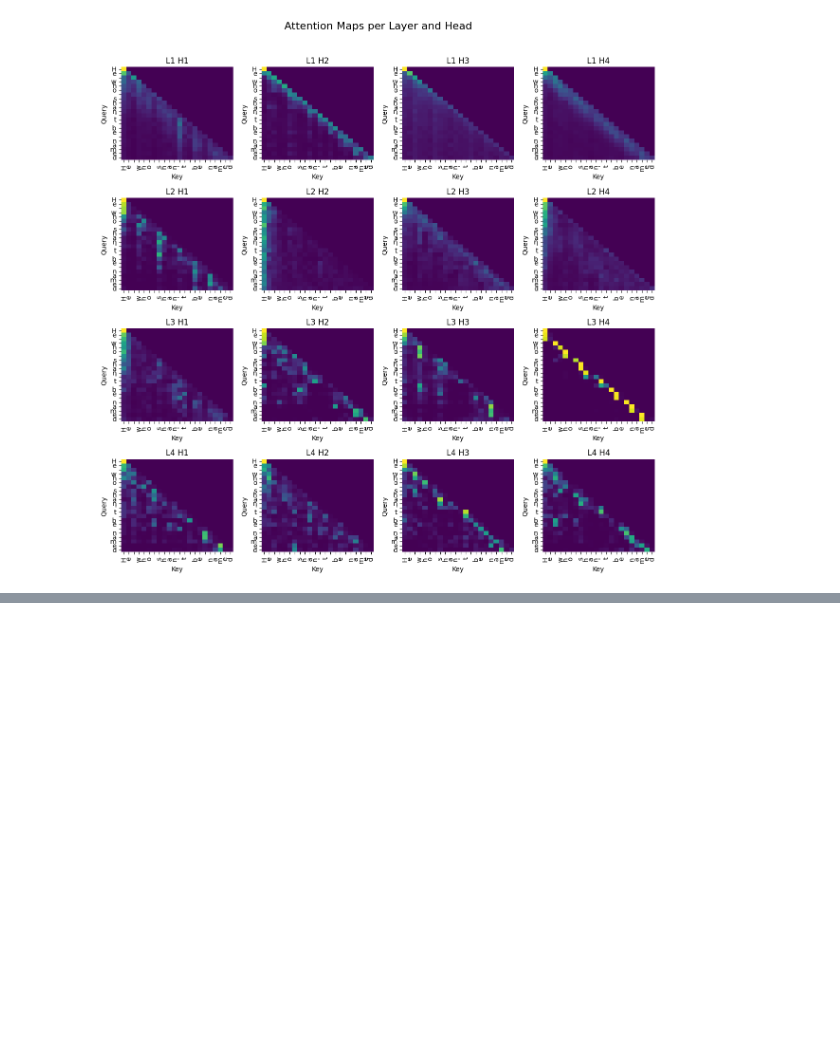
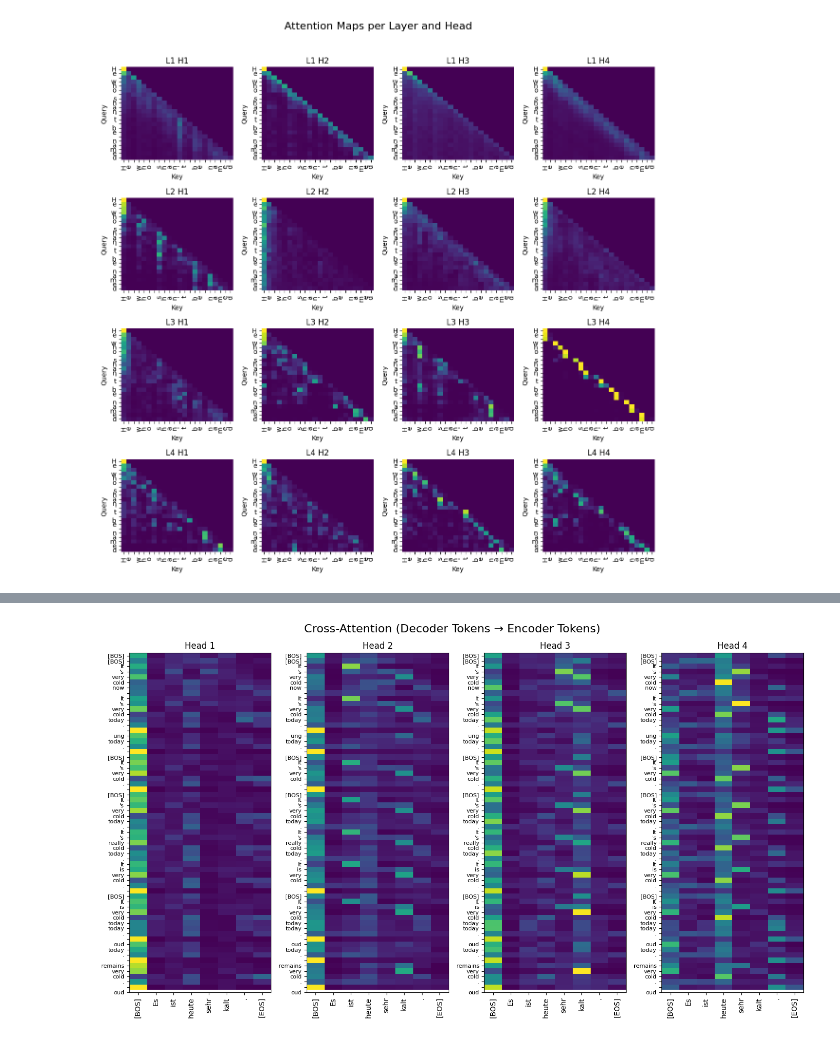
Before and after one commit to Swapnajoy/Mini_Transfomer_Project, a Jupyter notebook: analysis.ipynb, the cells around one changed output, grey strips where cells are left out. Drawn from its saved outputs; the diff is of its cells as text; code cells hidden in the pictures; blank space fills up the shorter version.

```diff
--- a/analysis.ipynb
+++ b/analysis.ipynb
@@ -225,0 +244,79 @@ with torch.no_grad():
+# %%
+model.eval()
+
+# --- Inference settings ---
+seed_text = "Es ist heute sehr kalt."
+enc_ids = tokenizer.encode(seed_text).ids
+enc_in = torch.tensor(enc_ids, dtype=torch.long).unsqueeze(0).to(device)
+
+eos_id = tokenizer.token_to_id('[EOS]')
+bos_id = tokenizer.token_to_id('[BOS]')
+
+dec_in = torch.tensor([[bos_id]], dtype=torch.long).to(device)
+
+temperature = cfg_s2s.TOPK_CONFIG['temperature']
+k = cfg_s2s.TOPK_CONFIG['k']
+max_len = 64
+count = 0
+
+cross_attn_weights_all = []  # Will store: (num_heads, T_enc) per step
+
+# --- Autoregressive decoding loop ---
+while True:
+    pred, _, dec_attn = model(enc_in, dec_in)
+    _, cross_attn_step = dec_attn[-1]  # Get cross-attn from last decoder layer
+    latest_attn = cross_attn_step[0, :, -1, :]  # Shape: (num_heads, T_enc)
+    cross_attn_weights_all.append(latest_attn.detach().cpu())  # One entry per step
+
+    probs = F.softmax(pred[0, -1, :] / temperature, dim=-1)
+    topk_probs, topk_indices = torch.topk(probs, k)
+    next_token = torch.multinomial(topk_probs, 1).item()
+    next_token_id = topk_indices[next_token].unsqueeze(0)
+
+    dec_in = torch.cat([dec_in, next_token_id.unsqueeze(0)], dim=1)
+    count += 1
+
+    if next_token_id.item() == eos_id or dec_in.size(1) >= max_len:
+        break
+
+# --- Decode and print output ---
+dec_out = dec_in[0].tolist()
+decoded = tokenizer.decode(dec_out, skip_special_tokens=True)
+translated = decoded.replace("Ġ", " ").replace("Ċ", "\n").strip()
+
+print(f"\n🌐 Translation: {translated}\n🧮 Token Count: {count}")
+
+# --- Format tokens for plot ---
+tokens_dec = tokenizer.decode(dec_out, skip_special_tokens=False).split()
+tokens_enc = tokenizer.decode(enc_ids, skip_special_tokens=False).split()
+
+# Stack attention: (T_dec, num_heads, T_enc)
+cross_attn_tensor = torch.stack(cross_attn_weights_all)
+# Rearrange to: (num_heads, T_dec, T_enc)
+cross_attn_tensor = cross_attn_tensor.permute(1, 0, 2)
+
+# --- Plot heatmaps ---
+# Clean tokens: remove BPE-specific markers (Ġ for space, Ċ for newline, ▁ in sentencepiece)
+clean = lambda s: s.replace("Ġ", "").replace("Ċ", "").replace("▁", "")
+
+tokens_dec_clean = [clean(tok) for tok in tokens_dec]
+tokens_enc_clean = [clean(tok) for tok in tokens_enc]
+
+plt.figure(figsize=(14, 8))  # Increase height for spacing
+
+for i, head_attn in enumerate(cross_attn_tensor):  # Shape: (T_dec, T_enc)
+    ax = plt.subplot(1, cross_attn_tensor.size(0), i + 1)
+    im = ax.imshow(head_attn, cmap='viridis', aspect='auto')
+
+    ax.set_xticks(np.arange(len(tokens_enc_clean)))
+    ax.set_xticklabels(tokens_enc_clean, rotation=90)
+
+    ax.set_yticks(np.arange(len(tokens_dec_clean)))
+    ax.set_yticklabels(tokens_dec_clean, fontsize=8)  # smaller font size
+
+    ax.set_title(f'Head {i + 1}')
+
+plt.suptitle('Cross-Attention (Decoder Tokens → Encoder Tokens)', fontsize=16)
+plt.tight_layout()
+plt.show()
+# %% [output]
@@ -225,0 +332 @@ with torch.no_grad():
+[figure, added]
```
Also changed, not shown: parts of 9 cells of this notebook, 3 other files.
